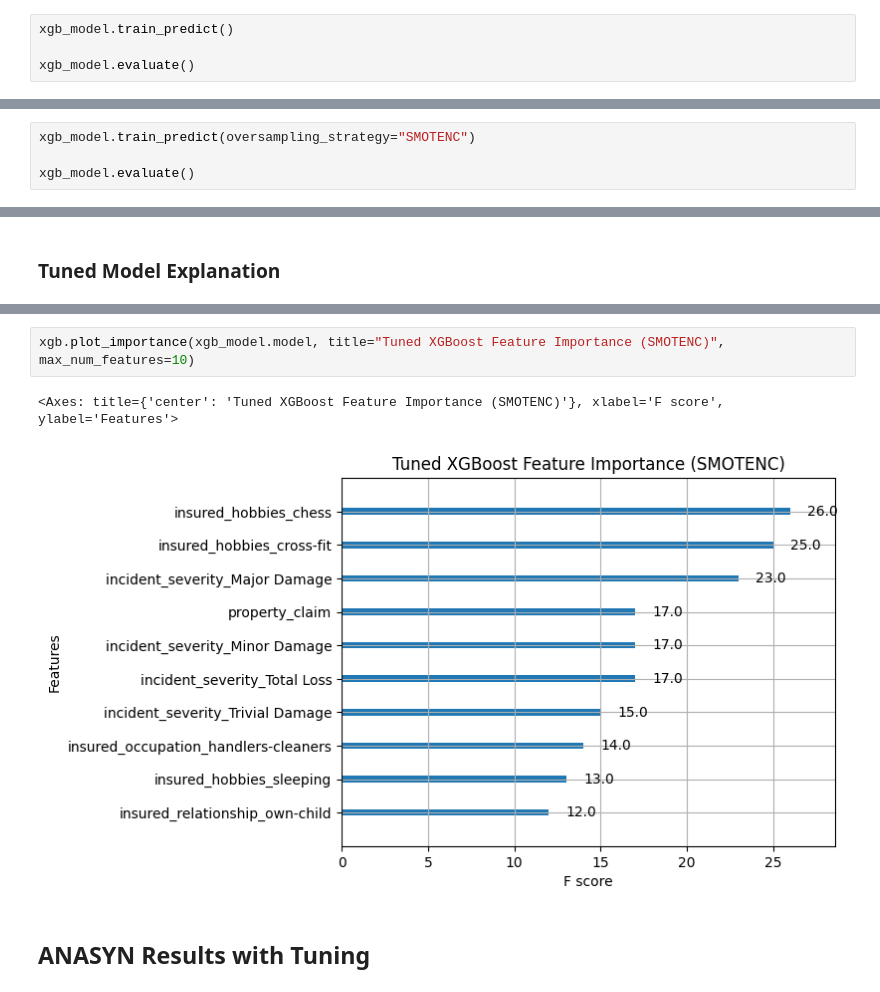
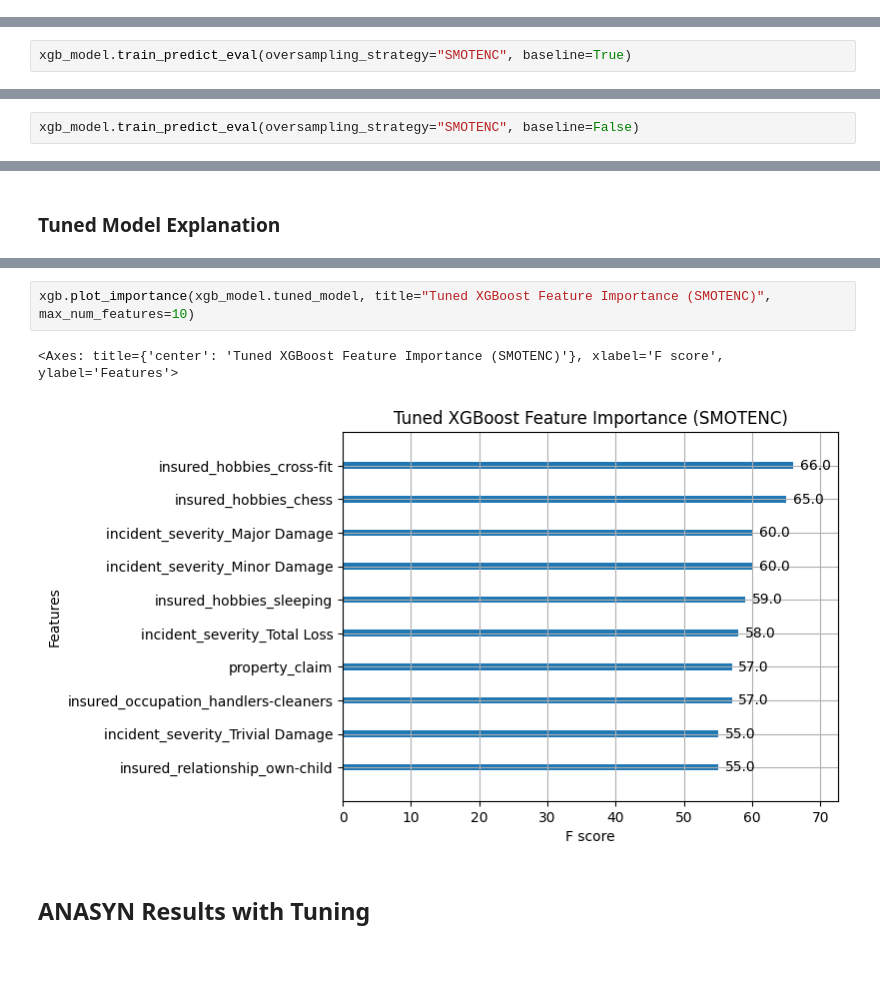
Before and after one commit to kevinchs0808/DSA4263-Project, a Jupyter notebook: main.ipynb, the cells around one changed output, grey strips where cells are left out. Drawn from its saved outputs; the diff is of its cells as text; blank space fills up the shorter version.

```diff
--- a/main.ipynb
+++ b/main.ipynb
@@ -481,7 +470,3 @@ xgb_model = models.IndividualModel(
     )
 # %% [markdown]
 ## SMOTENC Results with no tuning
-# %%
-xgb_model.train_predict()
-
-xgb_model.evaluate()
@@ -492,0 +473,2 @@ xgb_model.evaluate()
+# %%
+xgb_model.train_predict_eval(oversampling_strategy="SMOTENC", baseline=True)
@@ -539,5 +526,3 @@ xgb_model.finetune(oversampling_strategy="SMOTENC")
 # %%
-xgb_model.train_predict(oversampling_strategy="SMOTENC")
-
-xgb_model.evaluate()
+xgb_model.train_predict_eval(oversampling_strategy="SMOTENC", baseline=False)
 # %% [output]
@@ -558,8 +543,8 @@ xgb_model.shap_explanation()
 # %%
-xgb.plot_importance(xgb_model.model, title="Tuned XGBoost Feature Importance (SMOTENC)", max_num_features=10)
+xgb.plot_importance(xgb_model.tuned_model, title="Tuned XGBoost Feature Importance (SMOTENC)", max_num_features=10)
 # %% [output]
 <Axes: title={'center': 'Tuned XGBoost Feature Importance (SMOTENC)'}, xlabel='F score', ylabel='Features'>
-[figure, old version]
+[figure, new version]
 # %% [markdown]
 ## ANASYN Results with Tuning
 # %%
```
Also changed, not shown: parts of 21 cells of this notebook, 1 other file.
